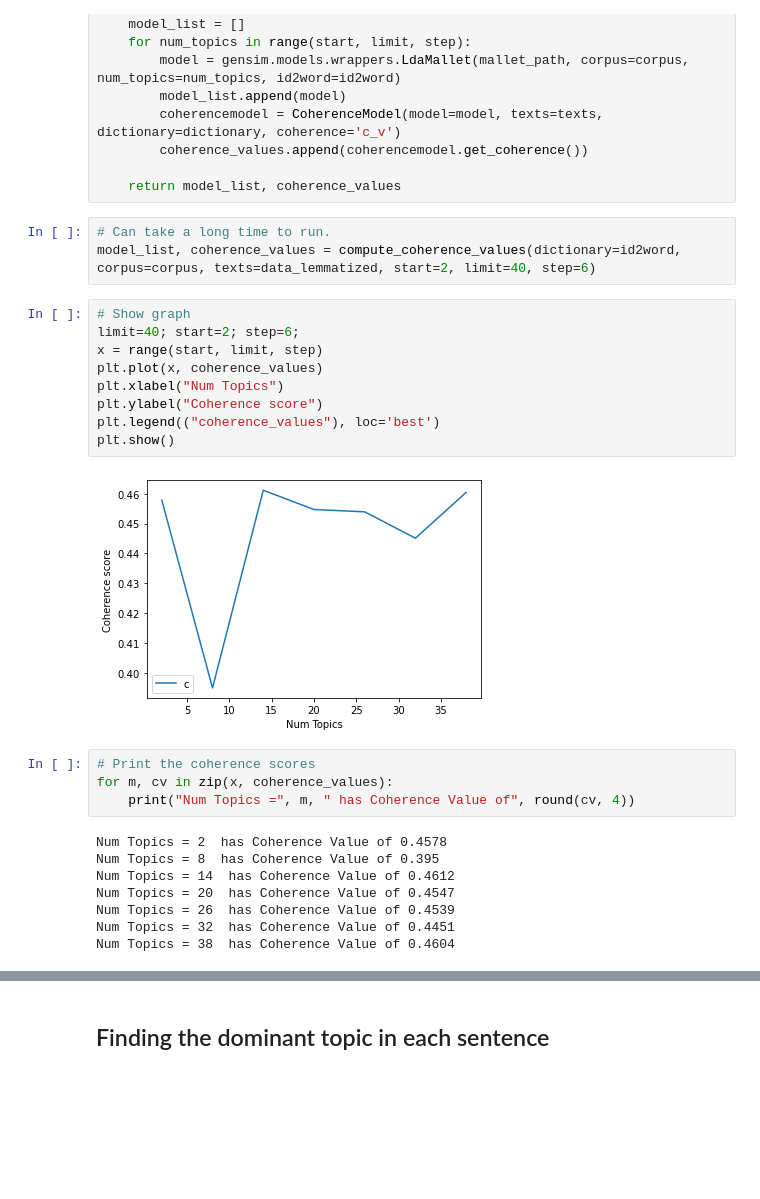
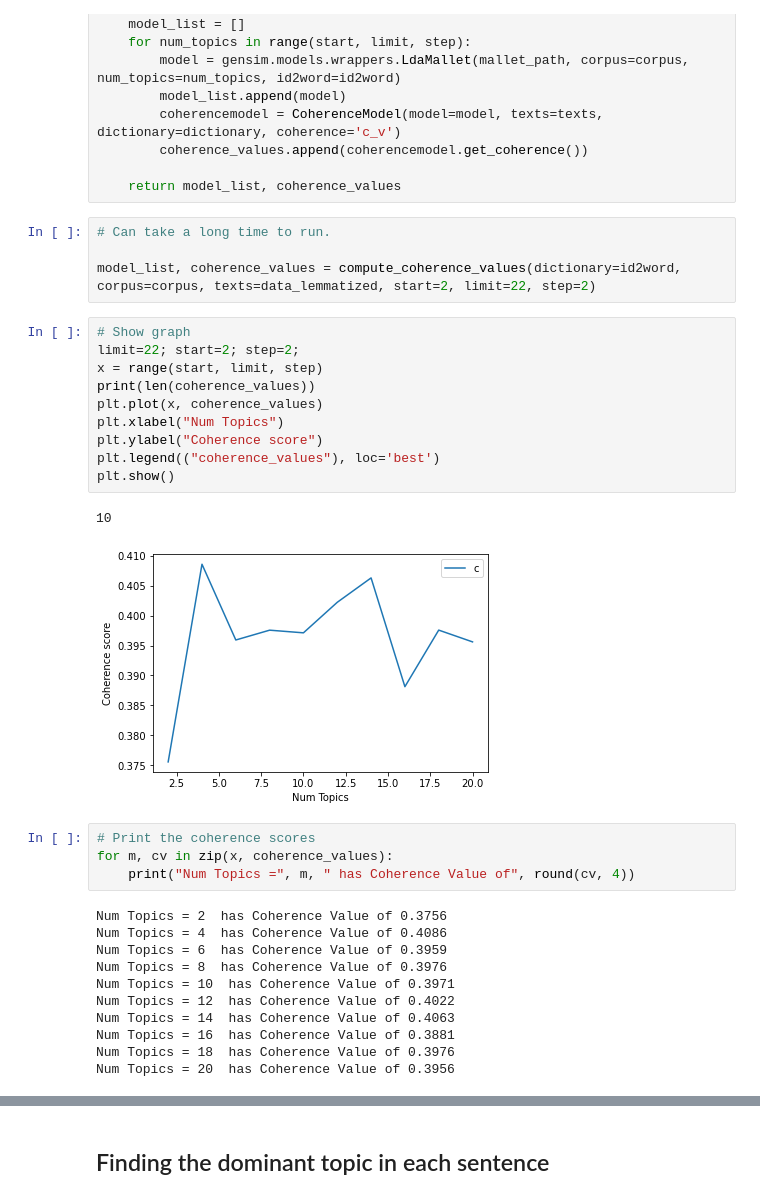
Before and after one commit to saviaga/Latinx2020, a Jupyter notebook: Latinx2020_FB_Content-Analysis-Community-Random.ipynb, the cells around one changed output, grey strips where cells are left out. Saved outputs shown, nothing was run; the diff lists cells and outputs as text; blank space fills up the shorter version.

```diff
--- a/Latinx2020_FB_Content-Analysis-Community-Random.ipynb
+++ b/Latinx2020_FB_Content-Analysis-Community-Random.ipynb
@@ -913,29 +907,35 @@ def compute_coherence_values(dictionary, corpus, texts, limit, start=2, step=3):
     return model_list, coherence_values
 # %%
 # Can take a long time to run.
-model_list, coherence_values = compute_coherence_values(dictionary=id2word, corpus=corpus, texts=data_lemmatized, start=2, limit=40, step=6)
+
+model_list, coherence_values = compute_coherence_values(dictionary=id2word, corpus=corpus, texts=data_lemmatized, start=2, limit=22, step=2)
 # %%
 # Show graph
-limit=40; start=2; step=6;
+limit=22; start=2; step=2;
 x = range(start, limit, step)
+print(len(coherence_values))
 plt.plot(x, coherence_values)
 plt.xlabel("Num Topics")
 plt.ylabel("Coherence score")
 plt.legend(("coherence_values"), loc='best')
 plt.show()
 # %% [output]
+10
-[figure, old version]
+[figure, new version]
 # %%
 # Print the coherence scores
 for m, cv in zip(x, coherence_values):
     print("Num Topics =", m, " has Coherence Value of", round(cv, 4))
 # %% [output]
-Num Topics = 2  has Coherence Value of 0.4578
-Num Topics = 8  has Coherence Value of 0.395
-Num Topics = 14  has Coherence Value of 0.4612
-Num Topics = 20  has Coherence Value of 0.4547
-Num Topics = 26  has Coherence Value of 0.4539
-Num Topics = 32  has Coherence Value of 0.4451
-Num Topics = 38  has Coherence Value of 0.4604
+Num Topics = 2  has Coherence Value of 0.3756
+Num Topics = 4  has Coherence Value of 0.4086
+Num Topics = 6  has Coherence Value of 0.3959
+Num Topics = 8  has Coherence Value of 0.3976
+Num Topics = 10  has Coherence Value of 0.3971
+Num Topics = 12  has Coherence Value of 0.4022
+Num Topics = 14  has Coherence Value of 0.4063
+Num Topics = 16  has Coherence Value of 0.3881
+Num Topics = 18  has Coherence Value of 0.3976
+Num Topics = 20  has Coherence Value of 0.3956
 # %%
 # Select the model and print the topics
```
Also changed, not shown: parts of 39 cells of this notebook, 2 other files.
